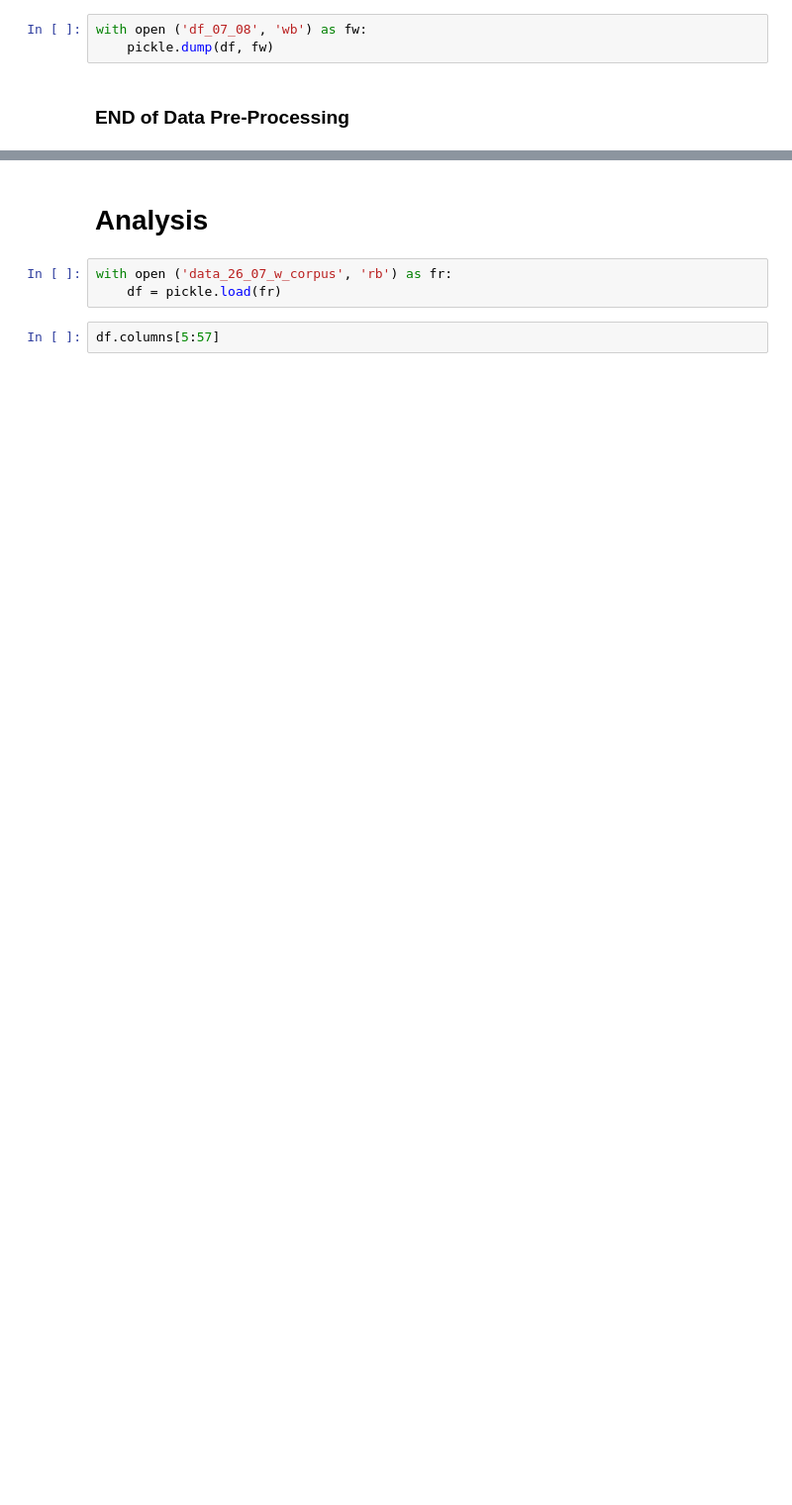
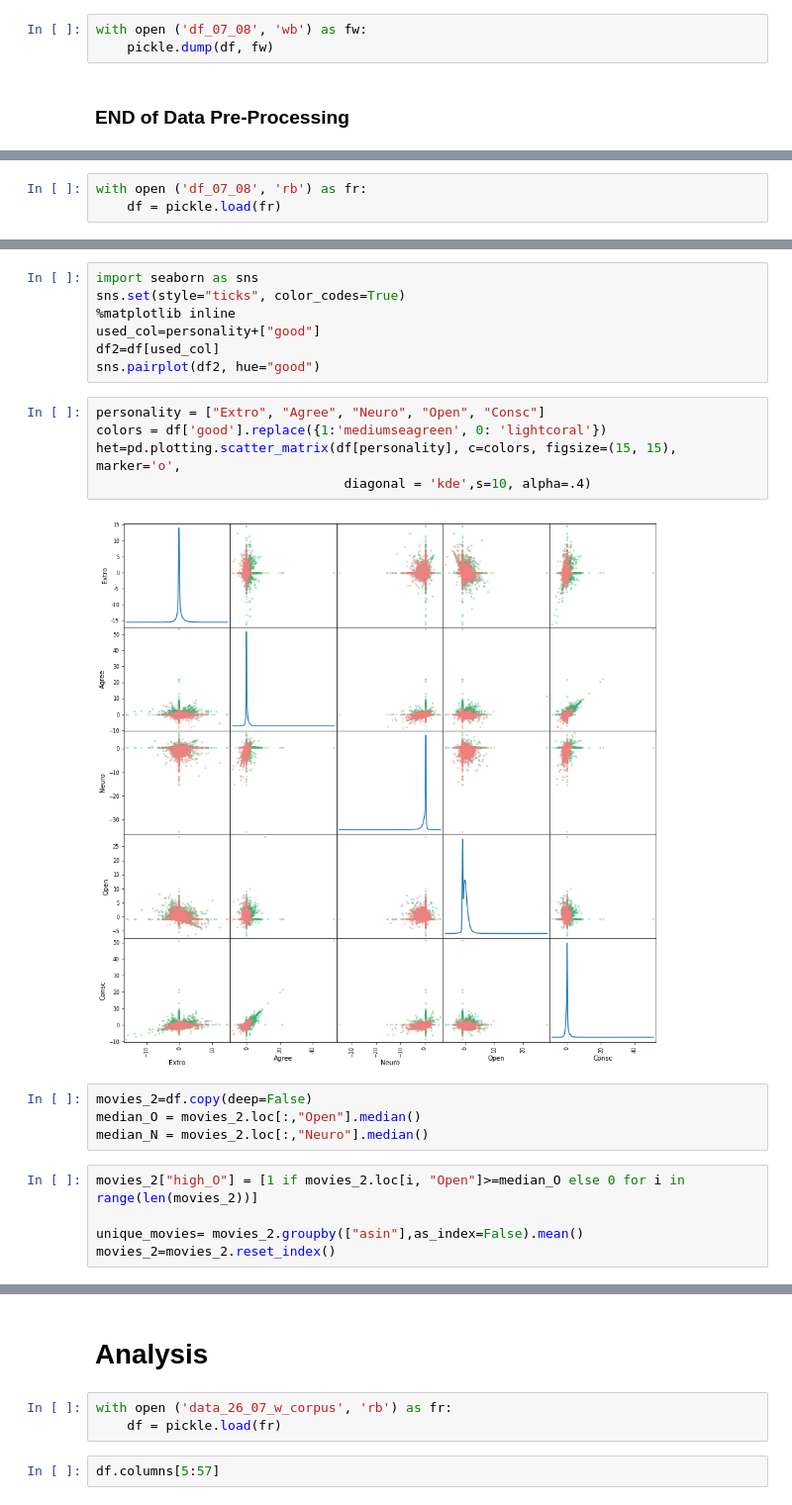
Before and after one commit to pegahbyte/capstone_project, a Jupyter notebook: Data_Preparation.ipynb, the cells around one changed output, grey strips where cells are left out. Shown at 99% size. Saved outputs shown, nothing was run; the diff lists cells and outputs as text; blank space fills up the shorter version.

```diff
--- a/Data_Preparation.ipynb
+++ b/Data_Preparation.ipynb
@@ -537,0 +360,3 @@ with open ('df_07_08', 'wb') as fw:
+# %%
+with open ('df_07_08', 'rb') as fr:
+    df = pickle.load(fr)
@@ -537,0 +381,23 @@ with open ('df_07_08', 'wb') as fw:
+# %%
+import seaborn as sns
+sns.set(style="ticks", color_codes=True)
+%matplotlib inline
+used_col=personality+["good"]
+df2=df[used_col]
+sns.pairplot(df2, hue="good")
+# %%
+personality = ["Extro", "Agree", "Neuro", "Open", "Consc"]
+colors = df['good'].replace({1:'mediumseagreen', 0: 'lightcoral'})
+het=pd.plotting.scatter_matrix(df[personality], c=colors, figsize=(15, 15), marker='o',
+                                diagonal = 'kde',s=10, alpha=.4)
+# %% [output]
+[figure, added]
+# %%
+movies_2=df.copy(deep=False)
+median_O = movies_2.loc[:,"Open"].median()
+median_N = movies_2.loc[:,"Neuro"].median()
+# %%
+movies_2["high_O"] = [1 if movies_2.loc[i, "Open"]>=median_O else 0 for i in range(len(movies_2))]
+
+unique_movies= movies_2.groupby(["asin"],as_index=False).mean()
+movies_2=movies_2.reset_index()
```
Also changed, not shown: parts of 67 cells of this notebook.
